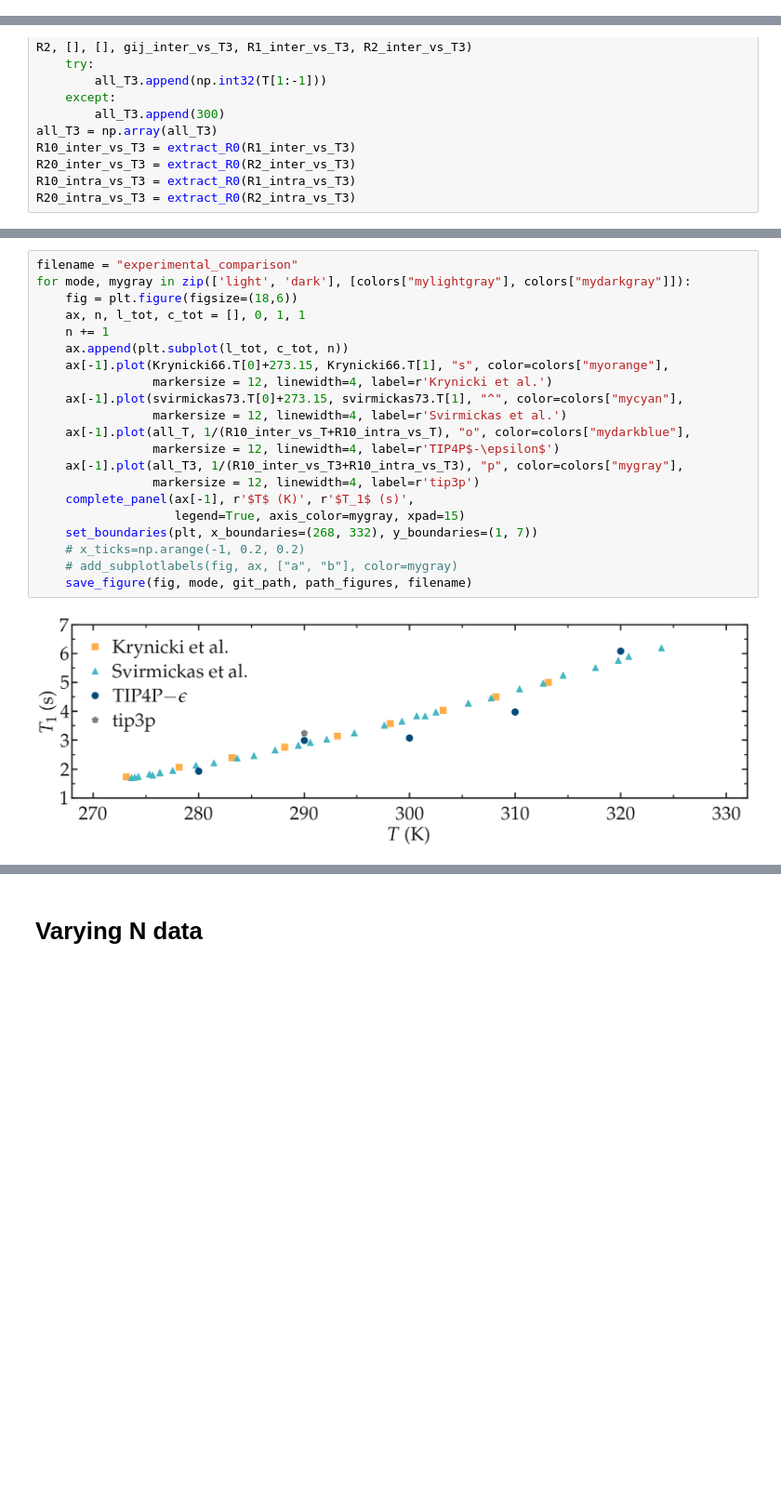
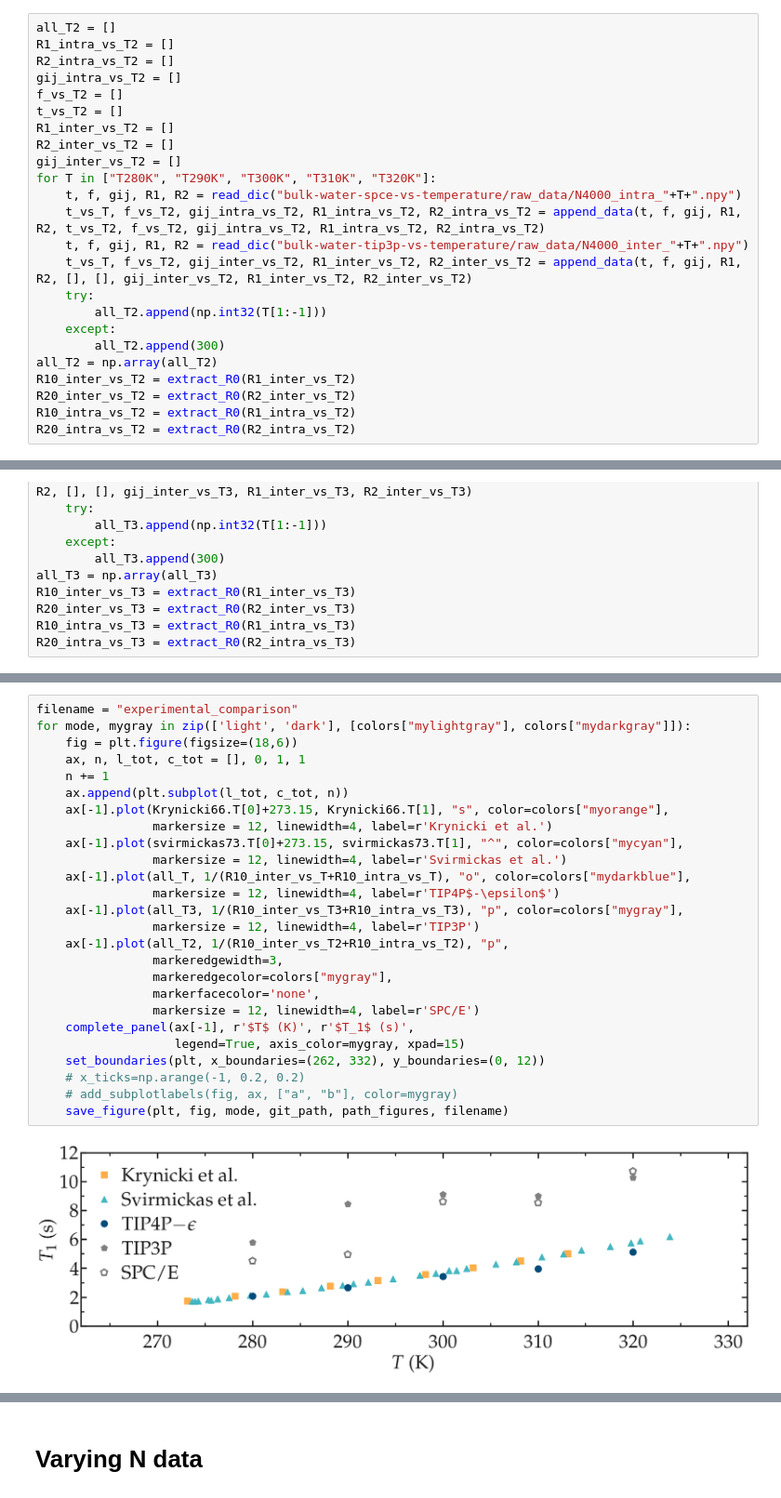
Before and after one commit to simongravelle/nmrformd, a Jupyter notebook: examples/illustrations/bulk-water.ipynb, the cells around one changed output, grey strips where cells are left out. Shown at 93% size. Saved outputs shown, nothing was run; the diff lists cells and outputs as text; blank space fills up the shorter version.

Commit message:
updated data water

```diff
--- a/examples/illustrations/bulk-water.ipynb
+++ b/examples/illustrations/bulk-water.ipynb
@@ -67,6 +67,30 @@ R10_inter_vs_T = extract_R0(R1_inter_vs_T)
 R20_inter_vs_T = extract_R0(R2_inter_vs_T)
 R10_intra_vs_T = extract_R0(R1_intra_vs_T)
 R20_intra_vs_T = extract_R0(R2_intra_vs_T)
+# %%
+all_T2 = []
+R1_intra_vs_T2 = []
+R2_intra_vs_T2 = []
+gij_intra_vs_T2 = []
+f_vs_T2 = []
+t_vs_T2 = []
+R1_inter_vs_T2 = []
+R2_inter_vs_T2 = []
+gij_inter_vs_T2 = []
+for T in ["T280K", "T290K", "T300K", "T310K", "T320K"]:
+    t, f, gij, R1, R2 = read_dic("bulk-water-spce-vs-temperature/raw_data/N4000_intra_"+T+".npy")
+    t_vs_T, f_vs_T2, gij_intra_vs_T2, R1_intra_vs_T2, R2_intra_vs_T2 = append_data(t, f, gij, R1, R2, t_vs_T2, f_vs_T2, gij_intra_vs_T2, R1_intra_vs_T2, R2_intra_vs_T2)
+    t, f, gij, R1, R2 = read_dic("bulk-water-tip3p-vs-temperature/raw_data/N4000_inter_"+T+".npy")
+    t_vs_T, f_vs_T2, gij_inter_vs_T2, R1_inter_vs_T2, R2_inter_vs_T2 = append_data(t, f, gij, R1, R2, [], [], gij_inter_vs_T2, R1_inter_vs_T2, R2_inter_vs_T2)
+    try:
+        all_T2.append(np.int32(T[1:-1]))
+    except:
+        all_T2.append(300)
+all_T2 = np.array(all_T2)
+R10_inter_vs_T2 = extract_R0(R1_inter_vs_T2)
+R20_inter_vs_T2 = extract_R0(R2_inter_vs_T2)
+R10_intra_vs_T2 = extract_R0(R1_intra_vs_T2)
+R20_intra_vs_T2 = extract_R0(R2_intra_vs_T2)
 # %%
 all_T3 = []
 R1_intra_vs_T3 = []
@@ -104,23 +118,28 @@ array([0.15596111, 1.176744  , 0.15887183, 0.1598697 , 6.2800136 ],
 # %%
 filename = "experimental_comparison"
 for mode, mygray in zip(['light', 'dark'], [colors["mylightgray"], colors["mydarkgray"]]):
     fig = plt.figure(figsize=(18,6))
     ax, n, l_tot, c_tot = [], 0, 1, 1
     n += 1
     ax.append(plt.subplot(l_tot, c_tot, n))
     ax[-1].plot(Krynicki66.T[0]+273.15, Krynicki66.T[1], "s", color=colors["myorange"],
                 markersize = 12, linewidth=4, label=r'Krynicki et al.')
     ax[-1].plot(svirmickas73.T[0]+273.15, svirmickas73.T[1], "^", color=colors["mycyan"],
                 markersize = 12, linewidth=4, label=r'Svirmickas et al.')
     ax[-1].plot(all_T, 1/(R10_inter_vs_T+R10_intra_vs_T), "o", color=colors["mydarkblue"],
                 markersize = 12, linewidth=4, label=r'TIP4P$-\epsilon$')
     ax[-1].plot(all_T3, 1/(R10_inter_vs_T3+R10_intra_vs_T3), "p", color=colors["mygray"],
-                markersize = 12, linewidth=4, label=r'tip3p')
+                markersize = 12, linewidth=4, label=r'TIP3P')
+    ax[-1].plot(all_T2, 1/(R10_inter_vs_T2+R10_intra_vs_T2), "p",
+                markeredgewidth=3,
+                markeredgecolor=colors["mygray"],
+                markerfacecolor='none',
+                markersize = 12, linewidth=4, label=r'SPC/E')
     complete_panel(ax[-1], r'$T$ (K)', r'$T_1$ (s)',
                    legend=True, axis_color=mygray, xpad=15)
-    set_boundaries(plt, x_boundaries=(268, 332), y_boundaries=(1, 7))
+    set_boundaries(plt, x_boundaries=(262, 332), y_boundaries=(0, 12))
     # x_ticks=np.arange(-1, 0.2, 0.2)
     # add_subplotlabels(fig, ax, ["a", "b"], color=mygray)
-    save_figure(fig, mode, git_path, path_figures, filename)
+    save_figure(plt, fig, mode, git_path, path_figures, filename)
 # %% [output]
-[figure, old version]
+[figure, new version]
```
Also changed, not shown: parts of 5 cells of this notebook, 39 other files.
